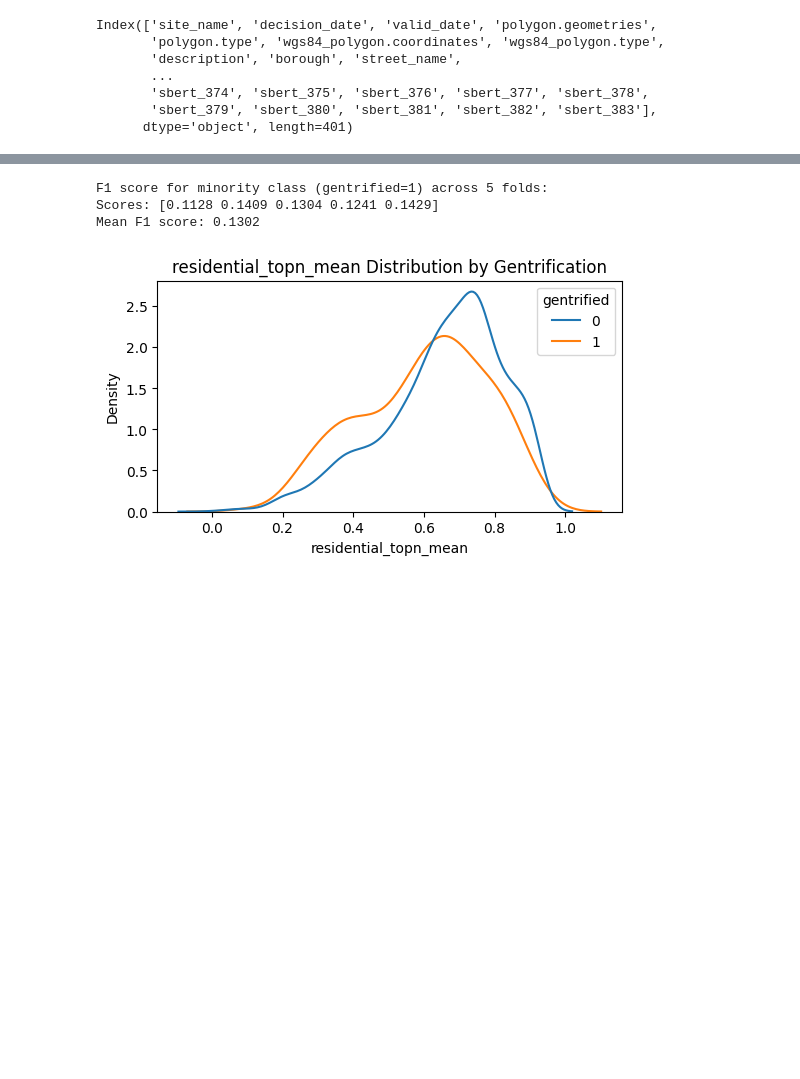
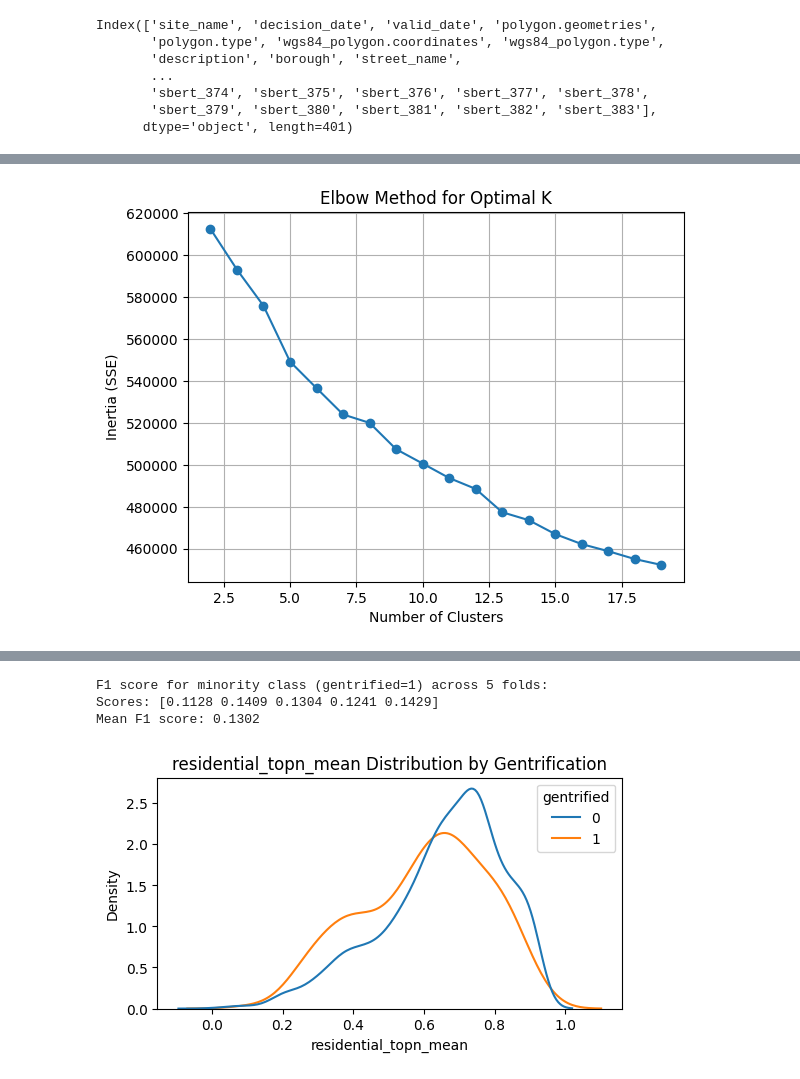
Before and after one commit to meimao76/housing_feature_gentrification, a Jupyter notebook: lsoa_model.ipynb, the cells around one changed output, grey strips where cells are left out. Drawn from its saved outputs; the diff is of its cells as text; code cells hidden in the pictures; blank space fills up the shorter version.

```diff
--- a/lsoa_model.ipynb
+++ b/lsoa_model.ipynb
@@ -18,7 +21,7 @@ import matplotlib.pyplot as plt
 # merge the gentri label to the vectorization text
 # use 'polygon' or 'wgs84_polygon', depend on what coordinate the label is
 # load gentri label
-lsoa_label = gpd.read_file("data/gentri_data/london_gentri_labeled_25.shp")
+lsoa_label = gpd.read_file("data/gentri_data/london_gentri_labeled_25_only.shp")
 lsoa_label.crs
 # %% [output]
 <Projected CRS: EPSG:27700>
@@ -36,6 +39,6 @@ Datum: Ordnance Survey of Great Britain 1936
 - Ellipsoid: Airy 1830
 - Prime Meridian: Greenwich
 # %%
-stru_data = pd.read_csv("data/all_stru_data.csv")
-print(lsoa_label.columns)
+stru_data = pd.read_csv("data/all_stru_data_added.csv")
+print(stru_data.columns)
 # %% [output]
@@ -106,0 +178,30 @@ lsoa_vecs = joined_cleaned.groupby("LSOA code")[sbert_cols].mean()
+# %%
+# 试试kmean 聚类
+
+from sklearn.cluster import KMeans
+from sklearn.preprocessing import OneHotEncoder
+from sklearn.model_selection import train_test_split
+from sklearn.metrics import classification_report
+
+joined_cleaned['gentrified'] = joined_cleaned['gentrified'].astype(int)
+
+# Step 1: 取出 SBERT 向量列（你有384维）
+sbert_cols = [col for col in joined_cleaned.columns if col.startswith('sbert_')]
+X_embed = joined_cleaned[sbert_cols]
+
+inertias = []
+cluster_range = range(2, 20)  # 一般选 2~15
+
+for k in cluster_range:
+    km = KMeans(n_clusters=k, random_state=42)
+    km.fit(X_embed)
+    inertias.append(km.inertia_)
+
+plt.plot(cluster_range, inertias, marker='o')
+plt.xlabel("Number of Clusters")
+plt.ylabel("Inertia (SSE)")
+plt.title("Elbow Method for Optimal K")
+plt.grid(True)
+plt.show()
+# %% [output]
+[figure, added]
```
Also changed, not shown: parts of 85 cells of this notebook, 18 other files.
